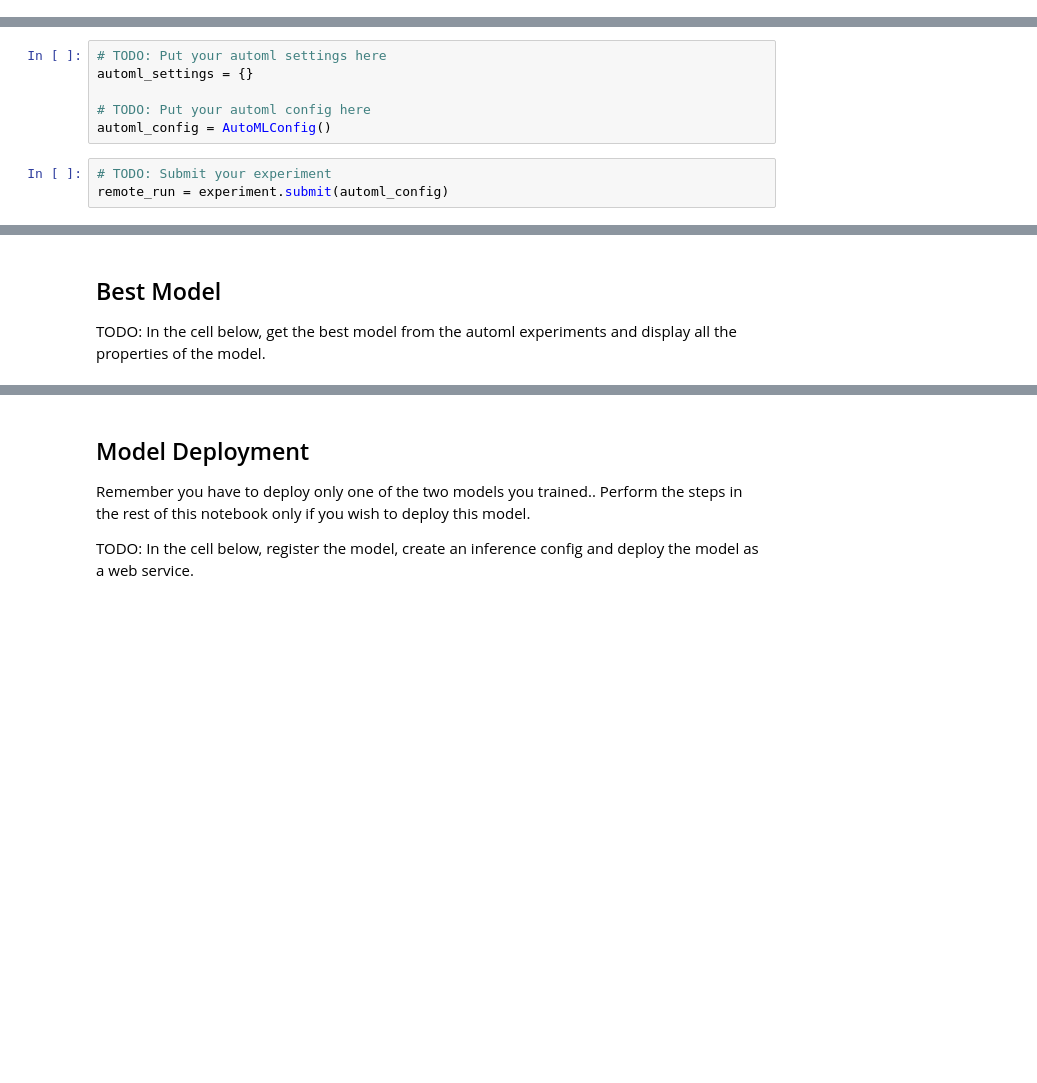
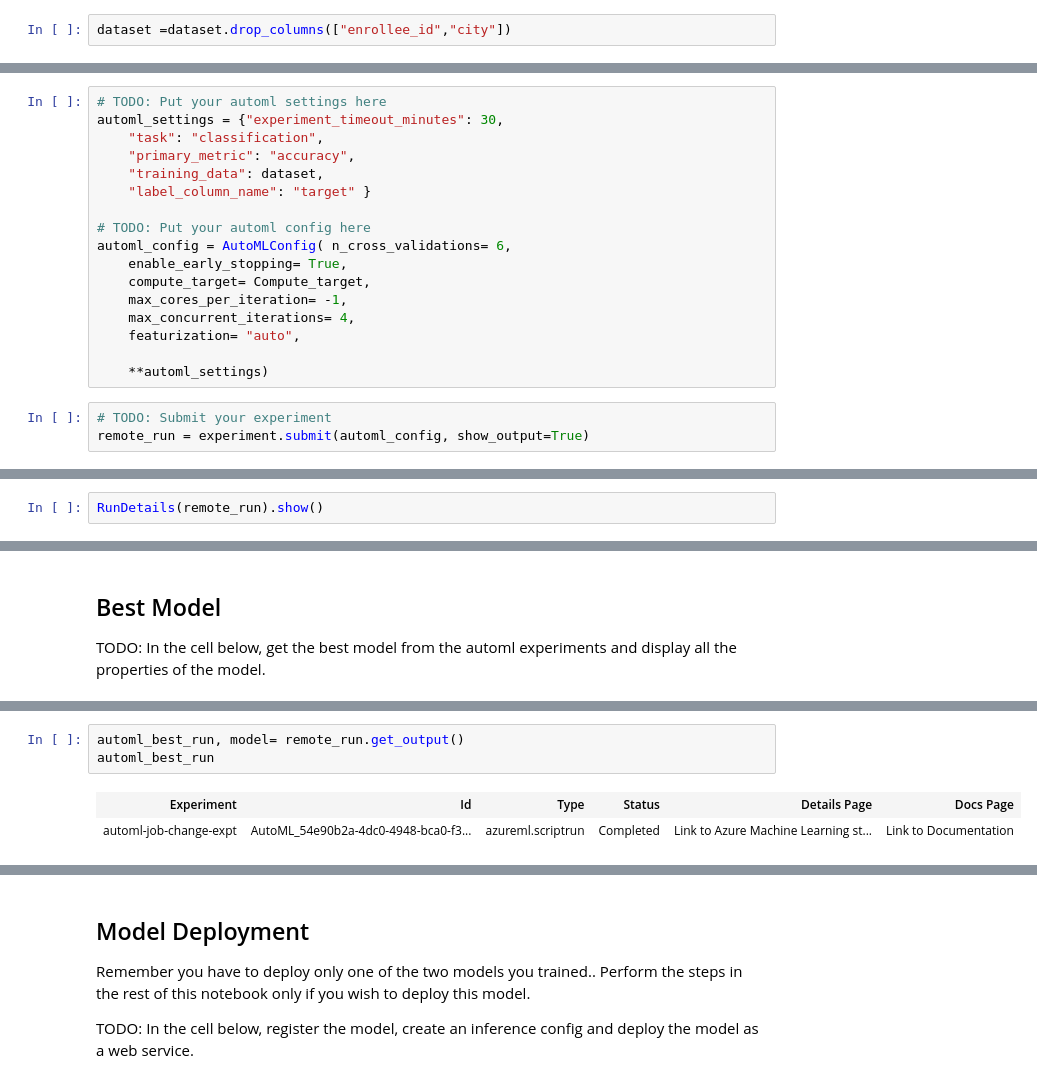
Before and after one commit to Ankita03-dell/AZMLND_CapstoneTrial2, a Jupyter notebook: automl.ipynb, the cells around one changed output, grey strips where cells are left out. Drawn from its saved outputs; the diff is of its cells as text; blank space fills up the shorter version.

```diff
--- a/automl.ipynb
+++ b/automl.ipynb
@@ -63,13 +100,26 @@ except ComputeTargetException:
+# %%
+dataset =dataset.drop_columns(["enrollee_id","city"])
 # %% [markdown]
 ## AutoML Configuration
 
 TODO: Explain why you chose the automl settings and cofiguration you used below.
 # %%
 # TODO: Put your automl settings here
-automl_settings = {}
+automl_settings = {"experiment_timeout_minutes": 30,
+    "task": "classification",
+    "primary_metric": "accuracy",
+    "training_data": dataset,
+    "label_column_name": "target" }
 
 # TODO: Put your automl config here
-automl_config = AutoMLConfig()
+automl_config = AutoMLConfig( n_cross_validations= 6,
+    enable_early_stopping= True,
+    compute_target= Compute_target,
+    max_cores_per_iteration= -1,
+    max_concurrent_iterations= 4,
+    featurization= "auto",
+
+    **automl_settings)
 # %%
 # TODO: Submit your experiment
-remote_run = experiment.submit(automl_config)
+remote_run = experiment.submit(automl_config, show_output=True)
@@ -79,3 +147,5 @@ remote_run = experiment.submit(automl_config)
 OPTIONAL: Write about the different models trained and their performance. Why do you think some models did better than others?
 
 TODO: In the cell below, use the `RunDetails` widget to show the different experiments.
+# %%
+RunDetails(remote_run).show()
@@ -85,0 +202,6 @@ TODO: In the cell below, get the best model from the automl experiments and disp
+# %%
+automl_best_run, model= remote_run.get_output()
+automl_best_run
+# %% [output]
+| Experiment | Id | Type | Status | Details Page | Docs Page |
+| automl-job-change-expt | AutoML_54e90b2a-4dc0-4948-bca0-f3... | azureml.scriptrun | Completed | Link to Azure Machine Learning st... | Link to Documentation |
```
Also changed, not shown: parts of 22 cells of this notebook, 8 other files.
